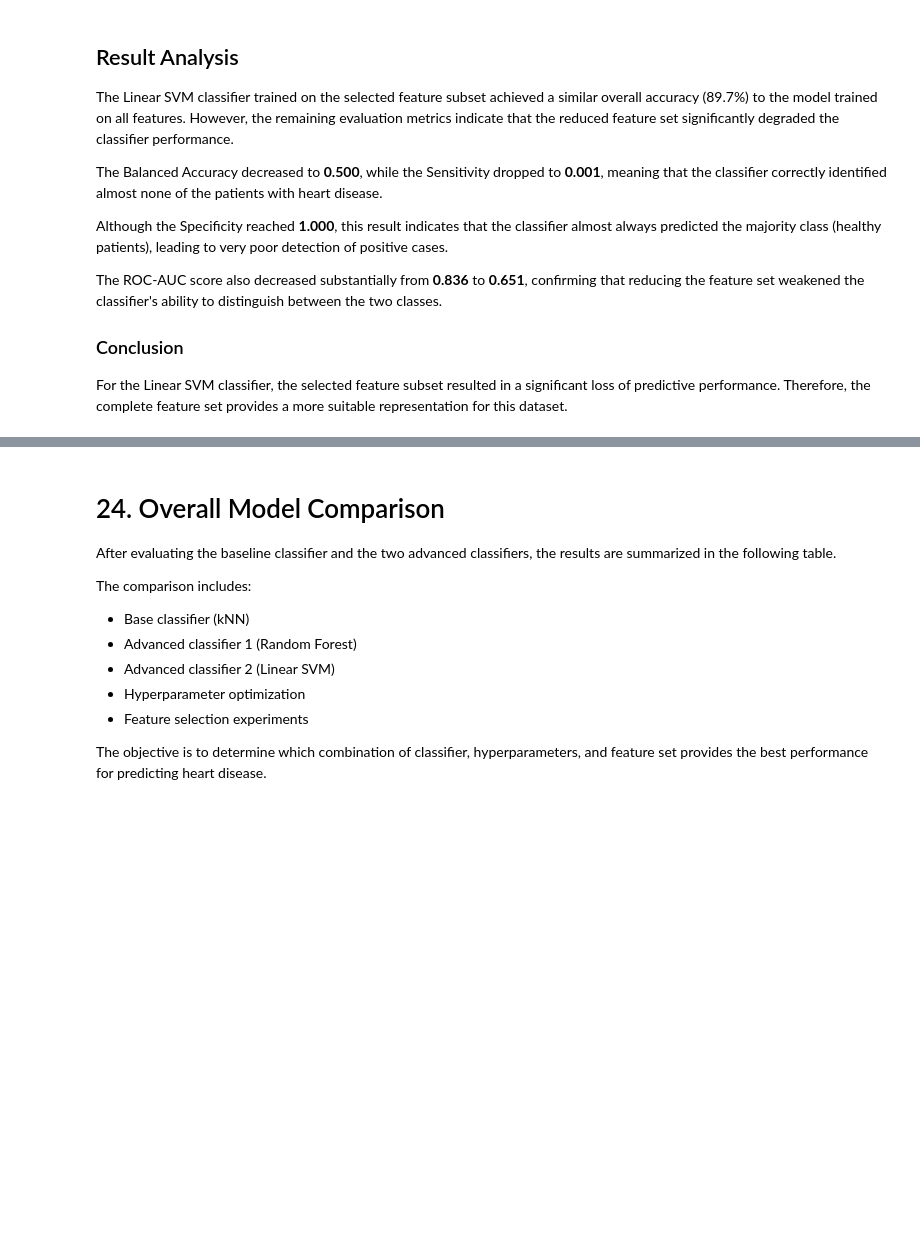
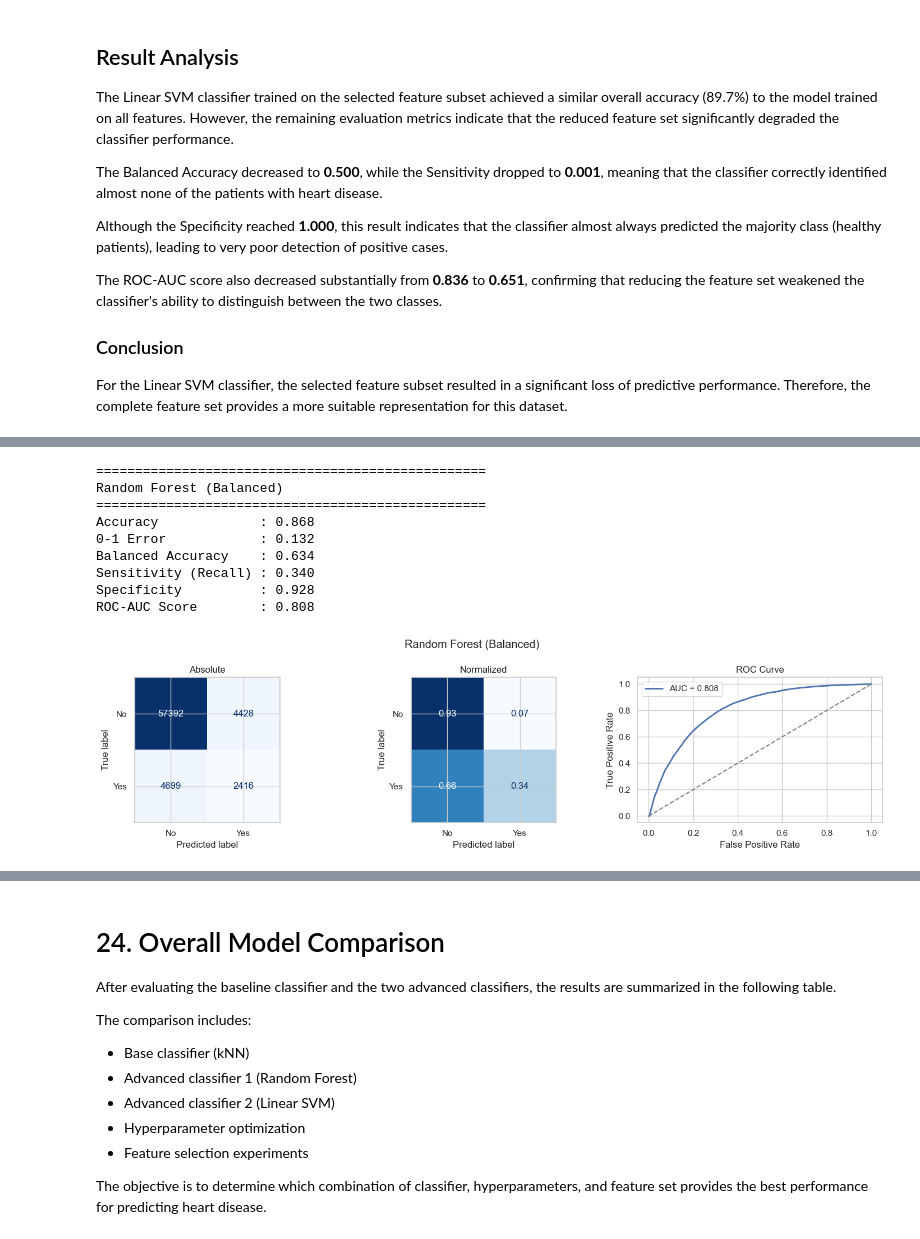
Before and after one commit to kumar-narender/Machine_learning, a Jupyter notebook: heart_disease_project.ipynb, the cells around one changed output, grey strips where cells are left out. Drawn from its saved outputs; the diff is of its cells as text; code cells hidden in the pictures; blank space fills up the shorter version.

```diff
--- a/heart_disease_project.ipynb
+++ b/heart_disease_project.ipynb
@@ -1092,0 +1098,24 @@ For the Linear SVM classifier, the selected feature subset resulted in a signifi
+# %%
+# Random Forest with class_weight="balanced" (reuses the optimized RF hyperparameters)
+rf_balanced = RandomForestClassifier(
+    random_state=RANDOM_STATE,
+    n_estimators=grid_rf.best_params_["n_estimators"],
+    max_depth=grid_rf.best_params_["max_depth"],
+    max_features=grid_rf.best_params_["max_features"],
+    class_weight="balanced"
+)
+rf_balanced.fit(X_train, y_train)
+y_pred_rf_bal = rf_balanced.predict(X_test)
+y_prob_rf_bal = rf_balanced.predict_proba(X_test)[:, 1]
+evaluate("Random Forest (Balanced)", y_test, y_pred_rf_bal, y_prob_rf_bal)
+# %% [output]
+==================================================
+Random Forest (Balanced)
+==================================================
+Accuracy             : 0.868
+0-1 Error            : 0.132
+Balanced Accuracy    : 0.634
+Sensitivity (Recall) : 0.340
+Specificity          : 0.928
+ROC-AUC Score        : 0.808
+[figure, added]
```
Also changed, not shown: parts of 14 cells of this notebook, 1 other file.
